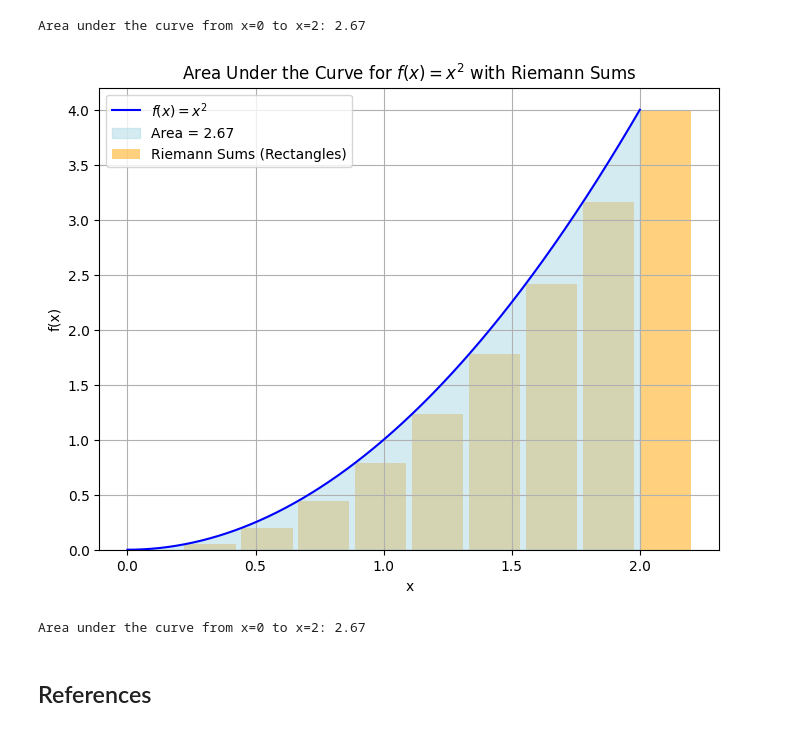
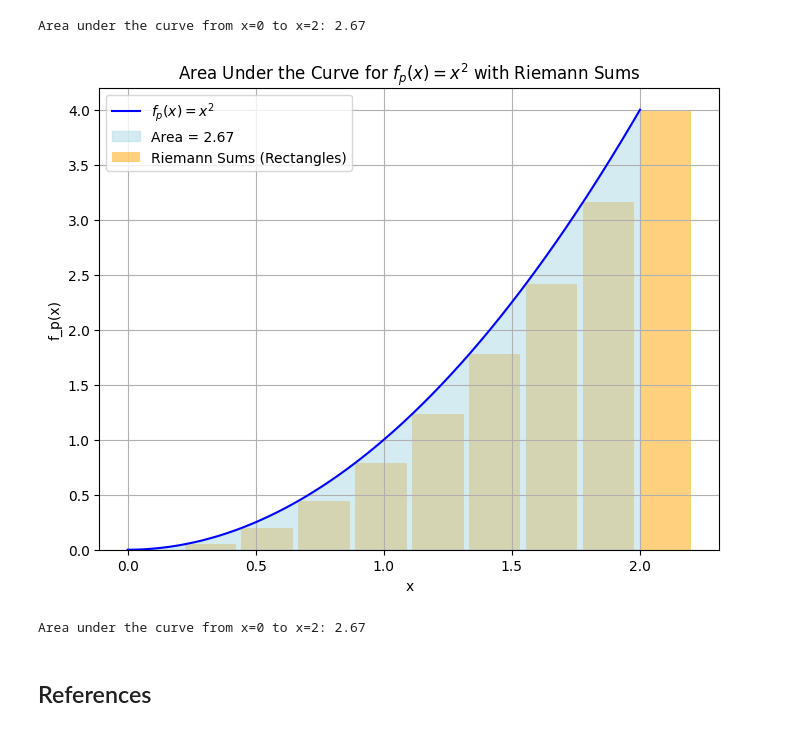
Before and after one commit to dbremont/algorithms, a Jupyter notebook: cm/integral.ipynb, the cells around one changed output. Cells and saved outputs as stored; diff of their text form; code cells hidden in the pictures.

```diff
--- a/cm/integral.ipynb
+++ b/cm/integral.ipynb
@@ -43,14 +43,14 @@ import matplotlib.pyplot as plt
 from scipy.integrate import quad
 
 # Define the function f(x)
-def f(x):
+def f_prima(x):
     return x**2
 
 # Interval limits
 a, b = 0, 2
 
 # Compute the integral (area under the curve) using scipy
-area, _ = quad(f, a, b)
+area, _ = quad(f_prima, a, b)
 
 # Generate x values for plotting
 x = np.linspace(a, b, 1000)
@@ -58,13 +58,13 @@ y = f(x)
 
 # Plot the function and the area under the curve
 plt.figure(figsize=(8, 6))
-plt.plot(x, y, label=r'$f(x) = x^2$', color='blue')
+plt.plot(x, y, label=r'$f\'(x) = x^2$', color='blue')
 plt.fill_between(x, y, where=(x >= a) & (x <= b), color='lightblue', alpha=0.5, label=f'Area = {area:.2f}')
 
 # Labels and title
-plt.title('Area Under the Curve for $f(x) = x^2$')
+plt.title('Area Under the Curve for $f\'(x) = x^2$')
 plt.xlabel('x')
-plt.ylabel('f(x)')
+plt.ylabel('f\'(x)')
 plt.legend()
 
 # Show the plot
@@ -82,46 +82,46 @@ import matplotlib.pyplot as plt
 from scipy.integrate import quad
 
 # Define the function f(x)
-def f(x):
+def f_prima(x):
     return x**2
 
 # Interval limits
 a, b = 0, 2
 n = 10  # Number of rectangles (Riemann sum)
 
 # Compute the integral (area under the curve) using scipy
-area, _ = quad(f, a, b)
+area, _ = quad(f_prima, a, b)
 
 # Generate x values for plotting
 x = np.linspace(a, b, 1000)
-y = f(x)
+y = f_prima(x)
 
 # Plot the function
 plt.figure(figsize=(8, 6))
-plt.plot(x, y, label=r'$f(x) = x^2$', color='blue')
+plt.plot(x, y, label=r'$f_p(x) = x^2$', color='blue')
 
 # Create rectangles for Riemann sum (left sum)
 x_rect = np.linspace(a, b, n)
-y_rect = f(x_rect)
+y_rect = f_prima(x_rect)
 plt.bar(x_rect, y_rect, width=(b - a) / n, align='edge', color='orange', alpha=0.5, label='Riemann Sums (Rectangles)')
 
 # Fill the area under the curve
 plt.fill_between(x, y, where=(x >= a) & (x <= b), color='lightblue', alpha=0.5, label=f'Area = {area:.2f}')
 
 # Labels and title
-plt.title('Area Under the Curve for $f(x) = x^2$ with Riemann Sums')
+plt.title('Area Under the Curve for $f_p(x) = x^2$ with Riemann Sums')
 plt.xlabel('x')
-plt.ylabel('f(x)')
+plt.ylabel('f_p(x)')
 plt.legend()
 
 # Show the plot
 plt.grid(True)
 plt.show()
 
 # Print the computed area
 print(f"Area under the curve from x={a} to x={b}: {area:.2f}")
 # %% [output]
-[figure, old version]
+[figure, new version]
 Area under the curve from x=0 to x=2: 2.67
 # %% [markdown]
 ## References
```
Also changed, not shown: parts of 1 cell of this notebook.
